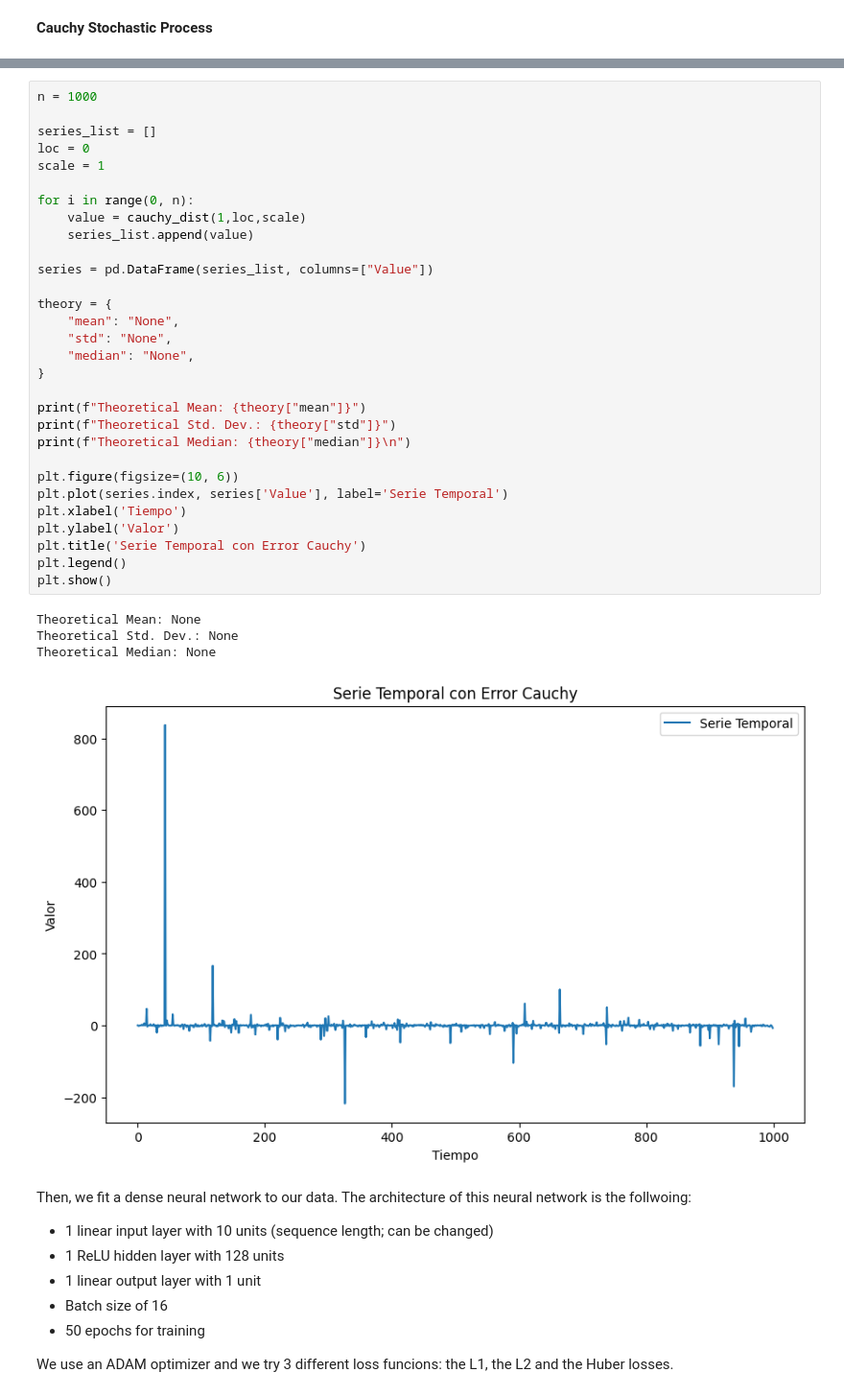
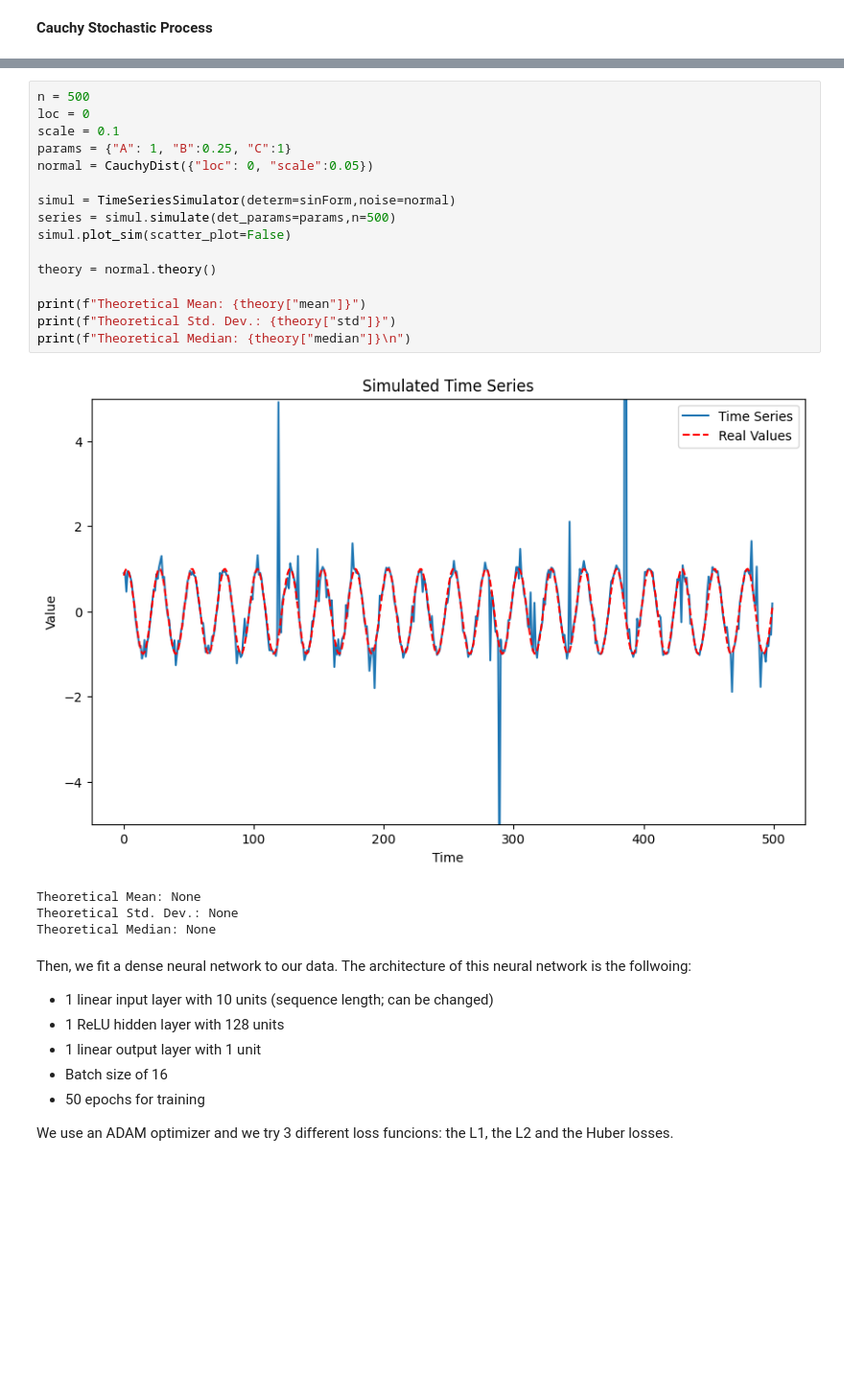
Before and after one commit to ikercb2000/ModellingError_TS, a Jupyter notebook: src/LossDistributions.ipynb, the cells around one changed output, grey strips where cells are left out. Shown at 96% size. Drawn from its saved outputs; the diff is of its cells as text; blank space fills up the shorter version.

Commit message:
create classes and interfaces for error modelling

```diff
--- a/src/LossDistributions.ipynb
+++ b/src/LossDistributions.ipynb
@@ -29,38 +29,24 @@ $$f(t)=\varepsilon \quad \text{where} \quad \varepsilon \sim \mathcal{Cauchy}(0,
-# %%
-n = 1000
-
-series_list = []
-loc = 0
-scale = 1
-
-for i in range(0, n):
-    value = cauchy_dist(1,loc,scale)
-    series_list.append(value)
-
-series = pd.DataFrame(series_list, columns=["Value"])
-
-theory = {
-    "mean": "None",
-    "std": "None",
-    "median": "None",
-}
-
-print(f"Theoretical Mean: {theory["mean"]}")
-print(f"Theoretical Std. Dev.: {theory["std"]}")
-print(f"Theoretical Median: {theory["median"]}\n")
-
-plt.figure(figsize=(10, 6))
-plt.plot(series.index, series['Value'], label='Serie Temporal')
-plt.xlabel('Tiempo')
-plt.ylabel('Valor')
-plt.title('Serie Temporal con Error Cauchy')
-plt.legend()
-plt.show()
-# %% [output]
-Theoretical Mean: None
-Theoretical Std. Dev.: None
-Theoretical Median: None
-[figure, removed]
+# %%
+n = 500
+loc = 0
+scale = 0.1
+params = {"A": 1, "B":0.25, "C":1}
+normal = CauchyDist({"loc": 0, "scale":0.05})
+
+simul = TimeSeriesSimulator(determ=sinForm,noise=normal)
+series = simul.simulate(det_params=params,n=500)
+simul.plot_sim(scatter_plot=False)
+
+theory = normal.theory()
+
+print(f"Theoretical Mean: {theory["mean"]}")
+print(f"Theoretical Std. Dev.: {theory["std"]}")
+print(f"Theoretical Median: {theory["median"]}\n")
+# %% [output]
+[figure, added]
+Theoretical Mean: None
+Theoretical Std. Dev.: None
+Theoretical Median: None
 # %% [markdown]
 Then, we fit a dense neural network to our data. The architecture of this neural network is the follwoing:
 
```
Also changed, not shown: parts of 9 cells of this notebook, 12 other files.
